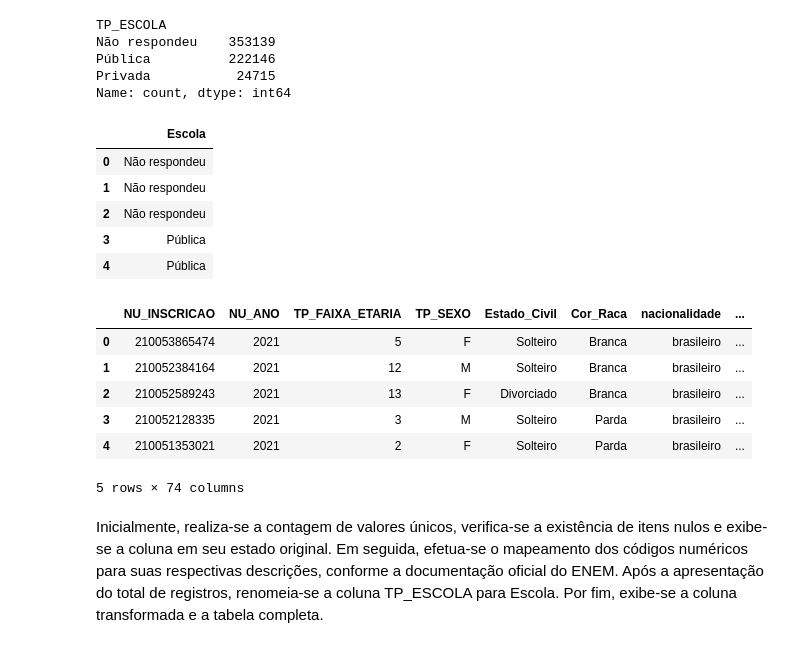
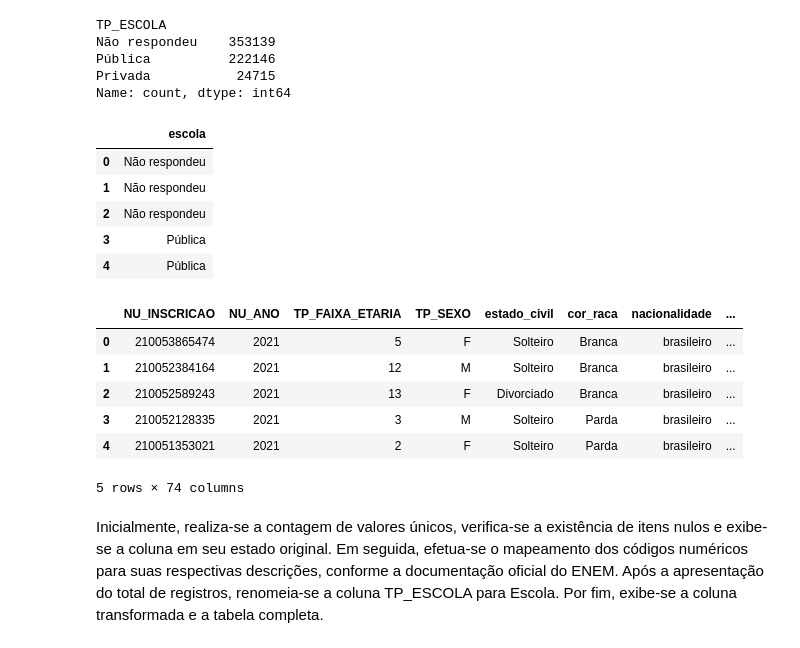
Before and after one commit to alicemaca/projeto_BD_equipe1, a Jupyter notebook: notebooks/ETL.ipynb, the cells around one changed output. Saved outputs shown, nothing was run; the diff lists cells and outputs as text; code cells hidden in the pictures.

```diff
--- a/notebooks/ETL.ipynb
+++ b/notebooks/ETL.ipynb
@@ -1150,8 +1150,8 @@ Divorciado         7591
 Viúvo               435
 Name: count, dtype: int64
 # %%
-df.rename(columns={'TP_ESTADO_CIVIL': 'Estado_Civil'}, inplace=True) #renomear a coluna
-display(df[['Estado_Civil']].head(5)) #display só da tabela Estado_Civil
+df.rename(columns={'TP_ESTADO_CIVIL': 'estado_civil'}, inplace=True) #renomear a coluna
+display(df[['estado_civil']].head(5)) #display só da tabela Estado_Civil
 print("\n")
 display(df.head(5)) #display da tabela toda
 # %% [output]
@@ -1204,8 +1204,8 @@ Não declarado      9960
 Indígena           3243
 Name: count, dtype: int64
 # %%
-df.rename(columns={'TP_COR_RACA': 'Cor_Raca'}, inplace=True) #renomear a coluna
-display(df[['Cor_Raca']].head(5))  #display só da tabela Cor_Raca
+df.rename(columns={'TP_COR_RACA': 'cor_raca'}, inplace=True) #renomear a coluna
+display(df[['cor_raca']].head(5))  #display só da tabela Cor_Raca
 print("\n")
 display(df.head(5)) #display da tabela toda
 # %% [output]
@@ -1254,18 +1254,18 @@ Pública          222146
 Privada           24715
 Name: count, dtype: int64
 # %%
-df.rename(columns={'TP_ESCOLA': 'Escola'}, inplace=True) #renomear a coluna
-display(df[['Escola']].head(5))  #display só da tabela Escola
+df.rename(columns={'TP_ESCOLA': 'escola'}, inplace=True) #renomear a coluna
+display(df[['escola']].head(5))  #display só da tabela Escola
 print("\n")
 display(df.head(5)) #display da tabela toda
 # %% [output]
-|  | Escola |
+|  | escola |
 | 0 | Não respondeu |
 | 1 | Não respondeu |
 | 2 | Não respondeu |
 | 3 | Pública |
 | 4 | Pública |
-|  | NU_INSCRICAO | NU_ANO | TP_FAIXA_ETARIA | TP_SEXO | Estado_Civil | Cor_Raca | nacionalidade | ... |
+|  | NU_INSCRICAO | NU_ANO | TP_FAIXA_ETARIA | TP_SEXO | estado_civil | cor_raca | nacionalidade | ... |
 | 0 | 210053865474 | 2021 | 5 | F | Solteiro | Branca | brasileiro | ... |
 | 1 | 210052384164 | 2021 | 12 | M | Solteiro | Branca | brasileiro | ... |
 | 2 | 210052589243 | 2021 | 13 | F | Divorciado | Branca | brasileiro | ... |
```
Also changed, not shown: parts of 12 cells of this notebook.
